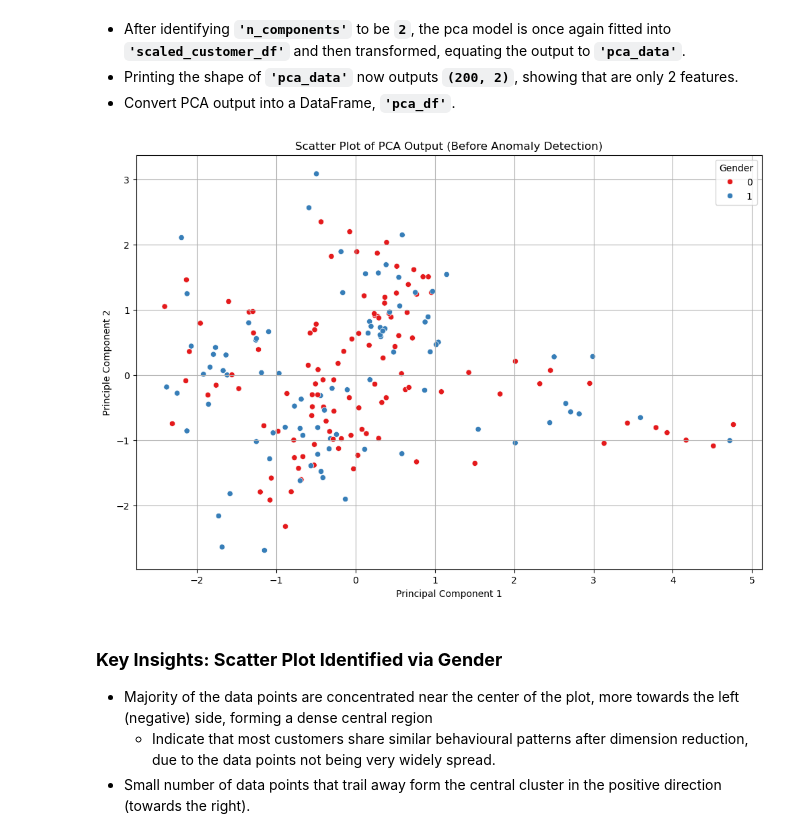
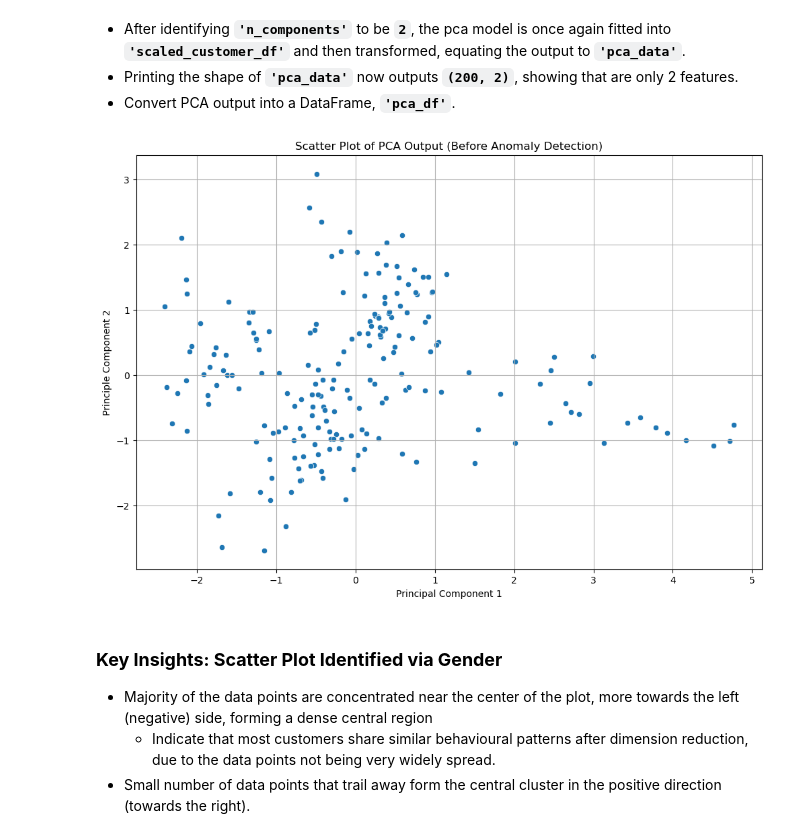
Before and after one commit to Cayden08/AIML, a Jupyter notebook: CA2/p2510893_CA2_PartA_Cayden.ipynb, the cells around one changed output. Drawn from its saved outputs; the diff is of its cells as text; code cells hidden in the pictures.

Commit message:
removed hue=customer_df['Gender'] and palette='Set1' in the pre anomaly detection scatter plot (KIV)

```diff
--- a/CA2/p2510893_CA2_PartA_Cayden.ipynb
+++ b/CA2/p2510893_CA2_PartA_Cayden.ipynb
@@ -536,15 +536,15 @@ Shape of PCA data: (200, 2)
 # %%
 plt.figure(figsize=(12, 8))
 
 
-sns.scatterplot(data=pca_df, x='PC1', y='PC2', hue=customer_df['Gender'], palette='Set1')
+sns.scatterplot(data=pca_df, x='PC1', y='PC2')
 plt.xlabel('Principal Component 1')
 plt.ylabel('Principle Component 2')
 plt.title('Scatter Plot of PCA Output (Before Anomaly Detection)')
 plt.grid(True)
 plt.show()
 # %% [output]
-[figure, old version]
+[figure, new version]
 # %% [markdown]
 ### **Key Insights: Scatter Plot Identified via Gender**
 - Majority of the data points are concentrated near the center of the plot, more towards the left (negative) side, forming a dense central region
```
